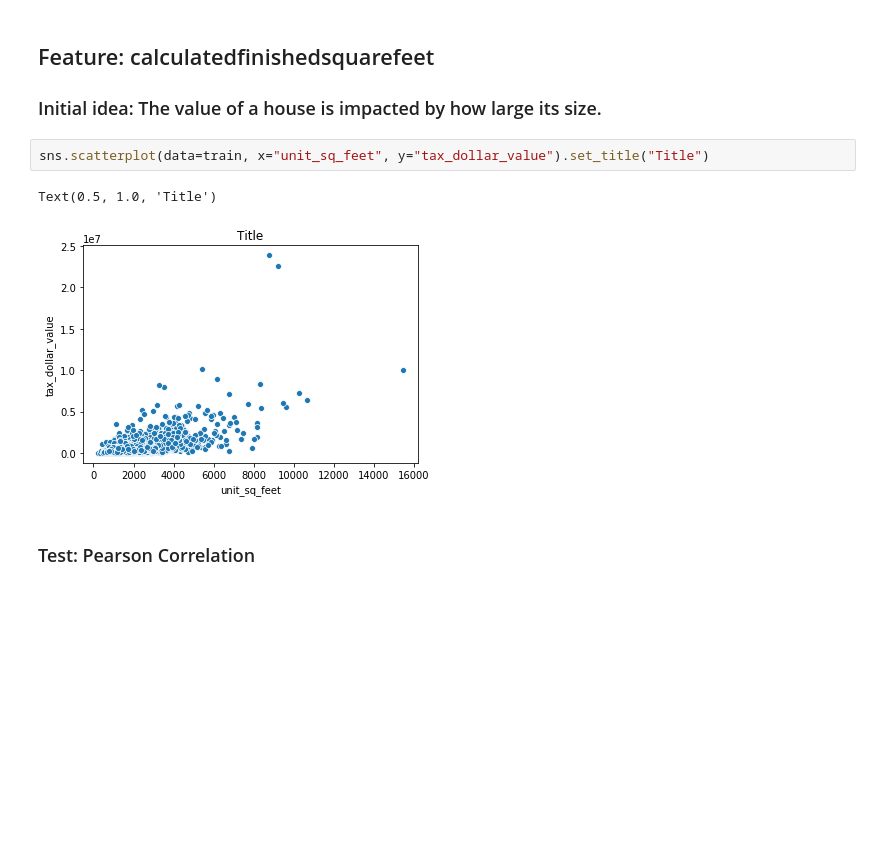
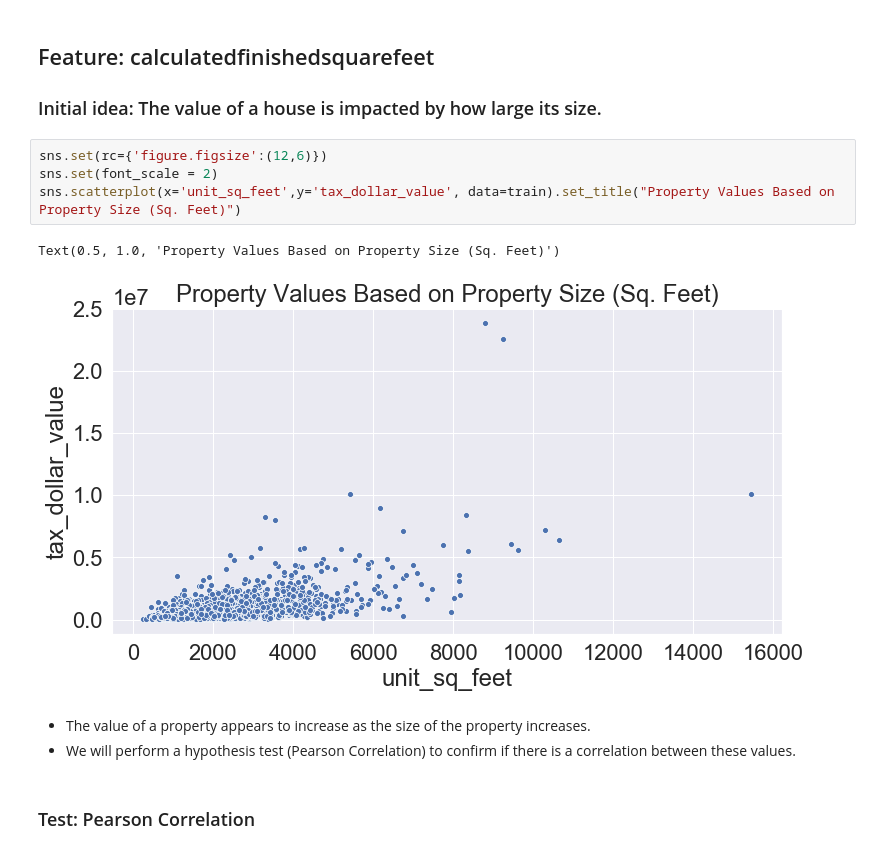
Before and after one commit to Zillow-sam-and-matt/Zillow, a Jupyter notebook: matt_sam_explore.ipynb, the cells around one changed output. Cells and saved outputs as stored; diff of their text form; blank space fills up the shorter version.

```diff
--- a/matt_sam_explore.ipynb
+++ b/matt_sam_explore.ipynb
@@ -67,11 +67,16 @@ Text(68.09375, 0.5, 'Features')
 ## Feature: calculatedfinishedsquarefeet
 
 ### Initial idea: The value of a house is impacted by how large its size.
-# %%
-sns.scatterplot(data=train, x="unit_sq_feet", y="tax_dollar_value").set_title("Title")
-# %% [output]
-Text(0.5, 1.0, 'Title')
-[figure, removed]
+# %%
+sns.set(rc={'figure.figsize':(12,6)})
+sns.set(font_scale = 2)
+sns.scatterplot(x='unit_sq_feet',y='tax_dollar_value', data=train).set_title("Property Values Based on Property Size (Sq. Feet)")
+# %% [output]
+Text(0.5, 1.0, 'Property Values Based on Property Size (Sq. Feet)')
+[figure, added]
+# %% [markdown]
+- The value of a property appears to increase as the size of the property increases.
+- We will perform a hypothesis test (Pearson Correlation) to confirm if there is a correlation between these values.
 # %% [markdown]
 ### Test: Pearson Correlation
 # %% [markdown]
```
Also changed, not shown: parts of 8 cells of this notebook.
